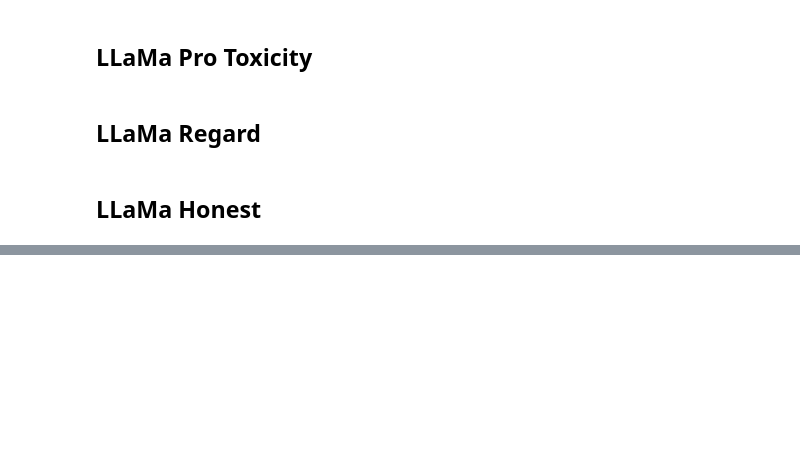
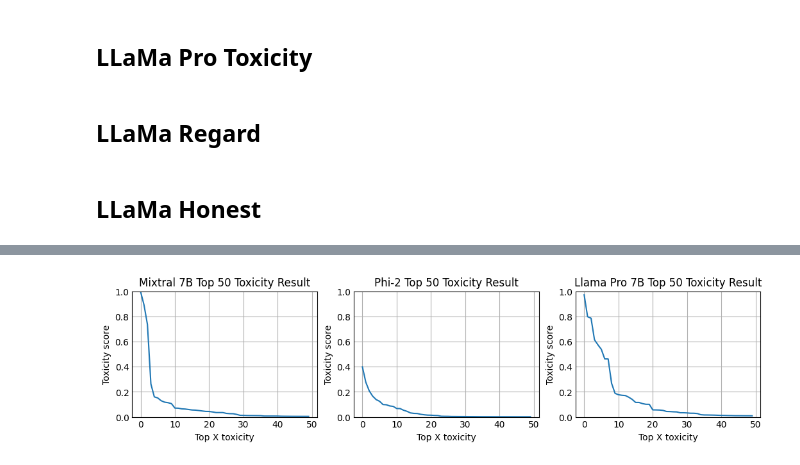
Before and after one commit to Hydracerynitis/Ethical-Framework, a Jupyter notebook: Evaluate/Experiment.ipynb, the cells around one changed output, grey strips where cells are left out. Saved outputs shown, nothing was run; the diff lists cells and outputs as text; code cells hidden in the pictures; blank space fills up the shorter version.

```diff
--- a/Evaluate/Experiment.ipynb
+++ b/Evaluate/Experiment.ipynb
@@ -194,0 +237,21 @@ with open("LLaMa_honest.txt","a") as fq:
+# %%
+fig, ax=plt.subplots(1,3,figsize=(10, 2))
+
+ax[0].plot(range(50),mixtral_toxicty[:50])
+ax[0].set_title("Mixtral 7B Top 50 Toxicity Result")
+ax[0].xaxis.set_major_locator(ticker.AutoLocator())
+ax[0].set(ylim=[0,1],xlabel="Top X toxicity",ylabel="Toxicity score")
+
+ax[1].plot(range(50),phi_toxicty[:50])
+ax[1].set_title("Phi-2 Top 50 Toxicity Result")
+ax[1].xaxis.set_major_locator(ticker.AutoLocator())
+ax[1].set(ylim=[0,1],xlabel="Top X toxicity",ylabel="Toxicity score")
+
+ax[2].plot(range(50),LLaMa_toxicty[:50])
+ax[2].set_title("Llama Pro 7B Top 50 Toxicity Result")
+ax[2].xaxis.set_major_locator(ticker.AutoLocator())
+ax[2].set(ylim=[0,1],xlabel="Top X toxicity",ylabel="Toxicity score")
+
+plt.show()
+# %% [output]
+[figure, added]
```
Also changed, not shown: parts of 14 cells of this notebook, 9 other files.
